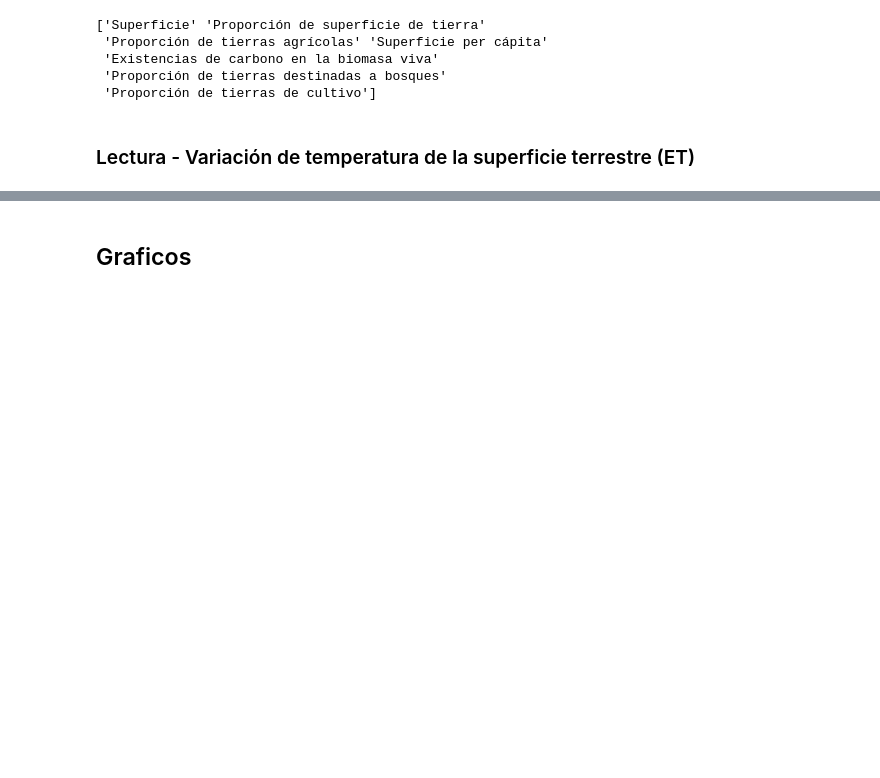
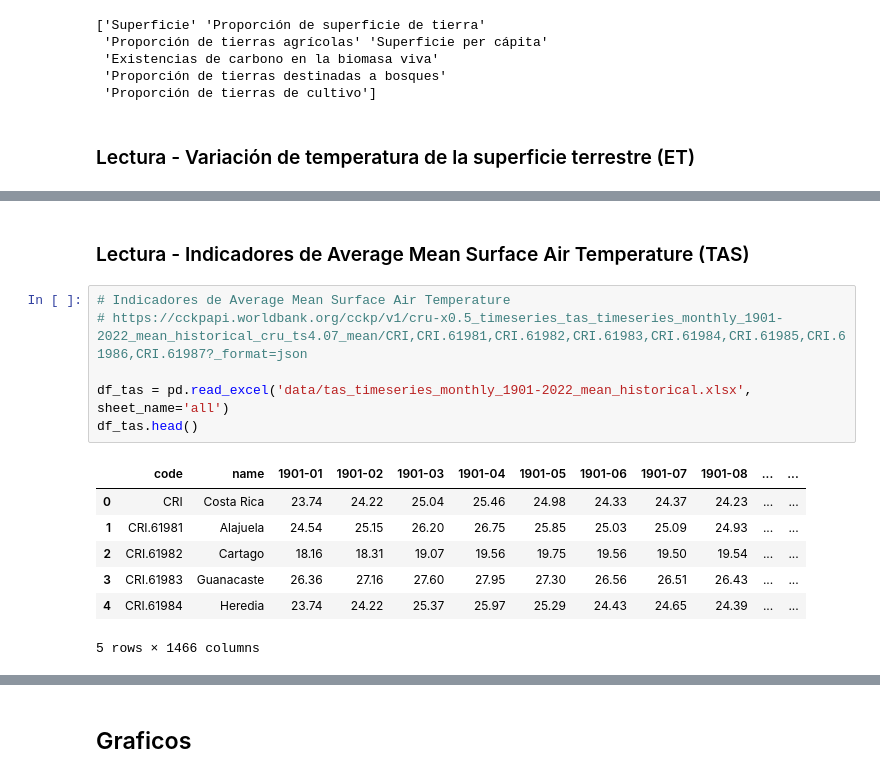
Before and after one commit to jalmengor/experimental-design-project, a Jupyter notebook: experimento.ipynb, the cells around one changed output, grey strips where cells are left out. Saved outputs shown, nothing was run; the diff lists cells and outputs as text; blank space fills up the shorter version.

```diff
--- a/experimento.ipynb
+++ b/experimento.ipynb
@@ -100,0 +117,16 @@ df_rainfall.head()
+# %% [markdown]
+### Lectura - Indicadores de Average Mean Surface Air Temperature (TAS)
+# %%
+# Indicadores de Average Mean Surface Air Temperature
+# https://cckpapi.worldbank.org/cckp/v1/cru-x0.5_timeseries_tas_timeseries_monthly_1901-2022_mean_historical_cru_ts4.07_mean/CRI,CRI.61981,CRI.61982,CRI.61983,CRI.61984,CRI.61985,CRI.61986,CRI.61987?_format=json
+
+df_tas = pd.read_excel('data/tas_timeseries_monthly_1901-2022_mean_historical.xlsx', sheet_name='all')
+df_tas.head()
+# %% [output]
+|  | code | name | 1901-01 | 1901-02 | 1901-03 | 1901-04 | 1901-05 | 1901-06 | 1901-07 | 1901-08 | ... | ... |
+| 0 | CRI | Costa Rica | 23.74 | 24.22 | 25.04 | 25.46 | 24.98 | 24.33 | 24.37 | 24.23 | ... | ... |
+| 1 | CRI.61981 | Alajuela | 24.54 | 25.15 | 26.20 | 26.75 | 25.85 | 25.03 | 25.09 | 24.93 | ... | ... |
+| 2 | CRI.61982 | Cartago | 18.16 | 18.31 | 19.07 | 19.56 | 19.75 | 19.56 | 19.50 | 19.54 | ... | ... |
+| 3 | CRI.61983 | Guanacaste | 26.36 | 27.16 | 27.60 | 27.95 | 27.30 | 26.56 | 26.51 | 26.43 | ... | ... |
+| 4 | CRI.61984 | Heredia | 23.74 | 24.22 | 25.37 | 25.97 | 25.29 | 24.43 | 24.65 | 24.39 | ... | ... |
+5 rows × 1466 columns
```
Also changed, not shown: parts of 7 cells of this notebook.
